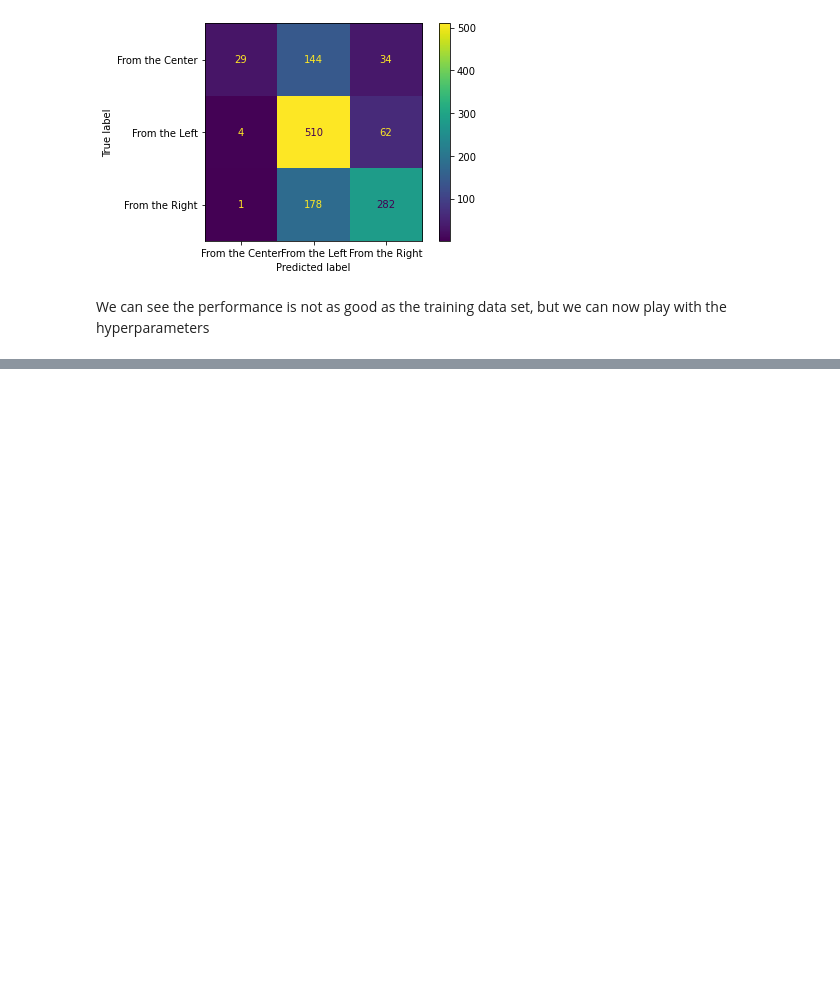
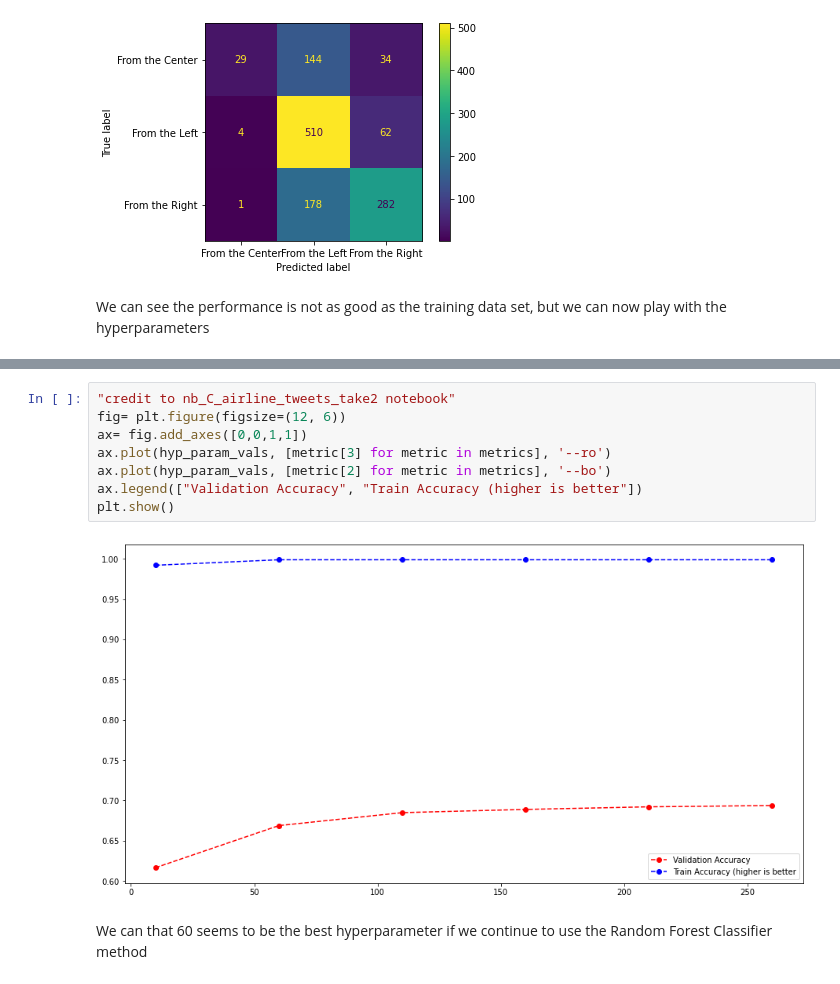
Before and after one commit to sgeinitz/cs39aa_project, a Jupyter notebook: project_part1.ipynb, the cells around one changed output, grey strips where cells are left out. Cells and saved outputs as stored; diff of their text form; blank space fills up the shorter version.

```diff
--- a/project_part1.ipynb
+++ b/project_part1.ipynb
@@ -343,0 +381,12 @@ We can see the performance is not as good as the training data set, but we can n
+# %%
+"credit to nb_C_airline_tweets_take2 notebook"
+fig= plt.figure(figsize=(12, 6))
+ax= fig.add_axes([0,0,1,1])
+ax.plot(hyp_param_vals, [metric[3] for metric in metrics], '--ro')
+ax.plot(hyp_param_vals, [metric[2] for metric in metrics], '--bo')
+ax.legend(["Validation Accuracy", "Train Accuracy (higher is better"])
+plt.show()
+# %% [output]
+[figure, added]
+# %% [markdown]
+We can that 60 seems to be the best hyperparameter if we continue to use the Random Forest Classifier method
```
Also changed, not shown: parts of 2 cells of this notebook.
